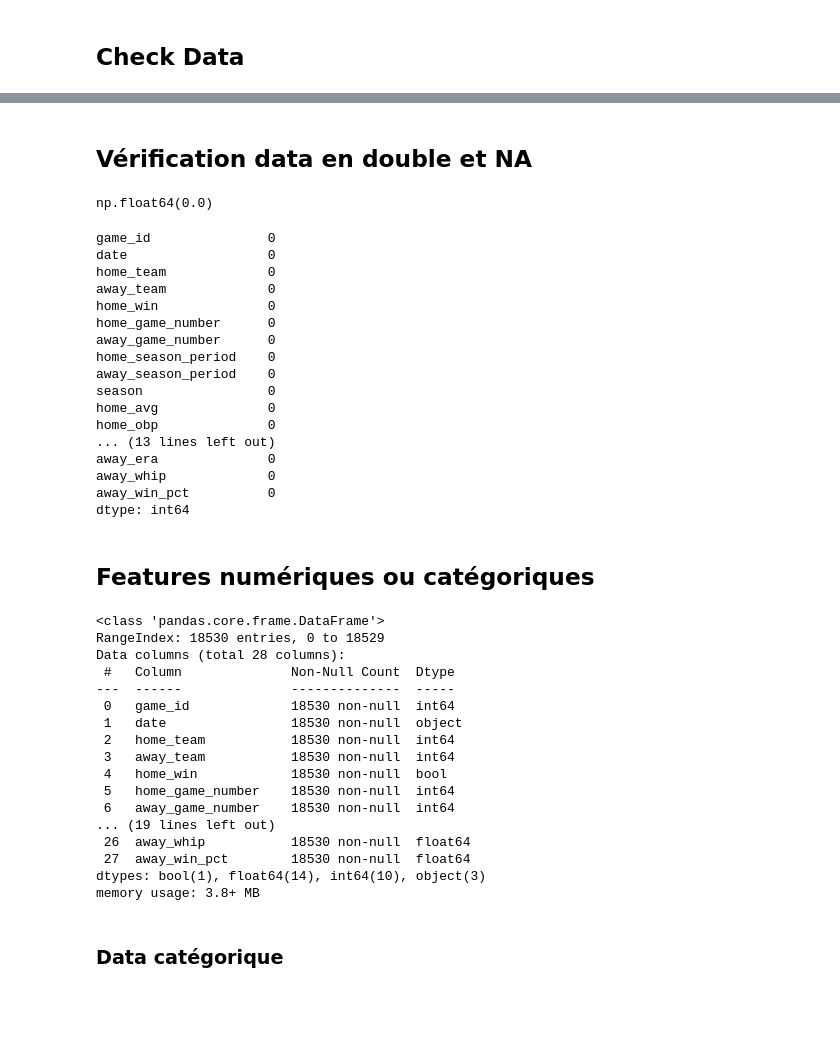
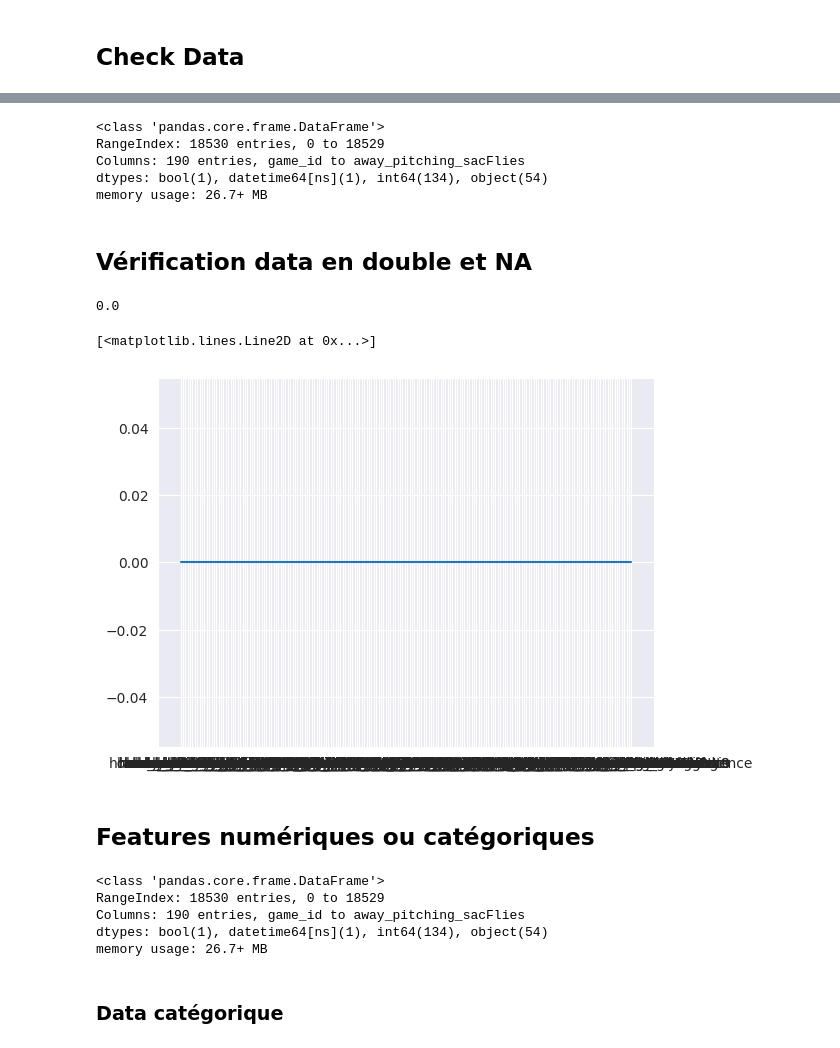
Before and after one commit to lucaslgk/baseball_ai, a Jupyter notebook: baseball_ai/Data/exploration_data.ipynb, the cells around one changed output, grey strips where cells are left out. Saved outputs shown, nothing was run; the diff lists cells and outputs as text; code cells hidden in the pictures; blank space fills up the shorter version.

Commit message:
Extraction data maj

```diff
--- a/baseball_ai/Data/exploration_data.ipynb
+++ b/baseball_ai/Data/exploration_data.ipynb
@@ -163,0 +156,16 @@ df.head()
+# %%
+# Lire tous les fichiers
+df_2017_2023 = pd.read_csv('raw/mlb_games_2017_2023.csv')
+df_2024 = pd.read_csv('raw/mlb_games_2024.csv')
+
+# Vérifier que les colonnes sont identiques
+print("Colonnes 2017-2023:", df_2017_2023.columns.tolist())
+print("Colonnes 2024:", df_2024.columns.tolist())
+
+# Concaténer
+df = pd.concat([df_2017_2023, df_2024], axis=0, ignore_index=True)
+
+df.to_csv('mlb_games_2017_2024_final.csv', index=False)
+
+# Afficher quelques infos sur le dataset final
+print("\nNombre total de matchs:", len(df))
@@ -312,50 +268,31 @@ df = df_all
+# %%
+final_df.info()
+# %% [output]
+<class 'pandas.core.frame.DataFrame'>
+RangeIndex: 18530 entries, 0 to 18529
+Columns: 190 entries, game_id to away_pitching_sacFlies
+dtypes: bool(1), datetime64[ns](1), int64(134), object(54)
+memory usage: 26.7+ MB
 # %% [markdown]
 ## Vérification data en double et NA
 # %%
-df.duplicated().sum()/len(data)
+final_df.duplicated().sum()/len(final_df)
 # %% [output]
-np.float64(0.0)
+0.0
-# %%
-df.isnull().sum()
-# %% [output]
-game_id               0
-date                  0
-home_team             0
-away_team             0
-home_win              0
-home_game_number      0
-away_game_number      0
-home_season_period    0
-away_season_period    0
-season                0
-home_avg              0
-home_obp              0
-... (13 lines left out)
-away_era              0
-away_whip             0
-away_win_pct          0
-dtype: int64
+# %%
+plt.plot(final_df.isna().sum())
+# %% [output]
+[<matplotlib.lines.Line2D at 0x...>]
+[figure, added]
 # %% [markdown]
 ## Features numériques ou catégoriques
 # %%
-df_all.info()
+final_df.info()
 # %% [output]
 <class 'pandas.core.frame.DataFrame'>
 RangeIndex: 18530 entries, 0 to 18529
-Data columns (total 28 columns):
- #   Column              Non-Null Count  Dtype
----  ------              --------------  -----
- 0   game_id             18530 non-null  int64
- 1   date                18530 non-null  object
- 2   home_team           18530 non-null  int64
- 3   away_team           18530 non-null  int64
- 4   home_win            18530 non-null  bool
- 5   home_game_number    18530 non-null  int64
- 6   away_game_number    18530 non-null  int64
-... (19 lines left out)
- 26  away_whip           18530 non-null  float64
- 27  away_win_pct        18530 non-null  float64
-dtypes: bool(1), float64(14), int64(10), object(3)
-memory usage: 3.8+ MB
+Columns: 190 entries, game_id to away_pitching_sacFlies
+dtypes: bool(1), datetime64[ns](1), int64(134), object(54)
+memory usage: 26.7+ MB
 # %% [markdown]
 ### Data catégorique
```
Also changed, not shown: parts of 29 cells of this notebook, 1 other file.
